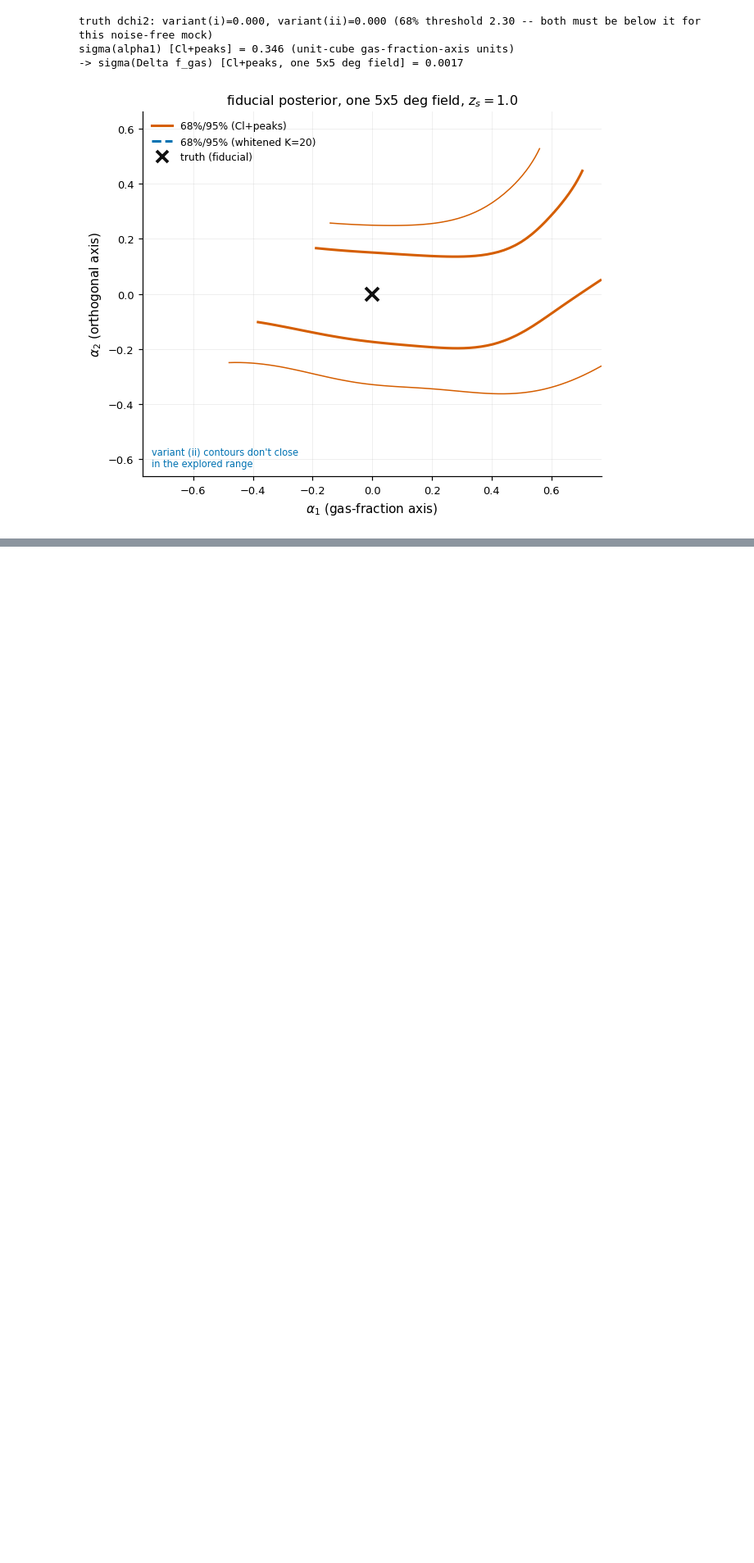
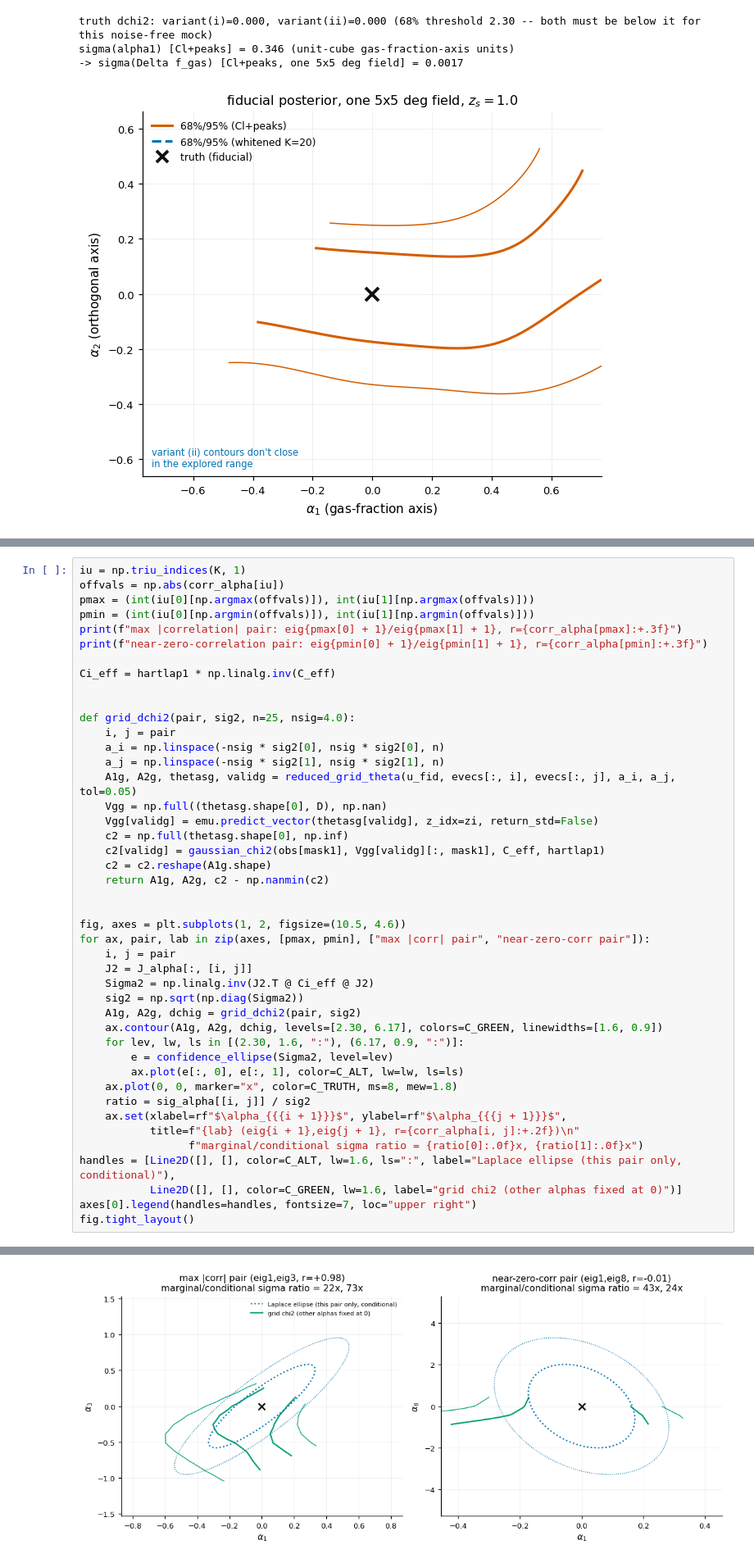
Before and after one commit to Maxelee/BIND, a Jupyter notebook: examples/wlemu_tutorial.ipynb, the cells around one changed output, grey strips where cells are left out. Shown at 82% size. Cells and saved outputs as stored; diff of their text form; blank space fills up the shorter version.

```diff
--- a/examples/wlemu_tutorial.ipynb
+++ b/examples/wlemu_tutorial.ipynb
@@ -685,0 +844,45 @@ sigma(alpha1) [Cl+peaks] = 0.346 (unit-cube gas-fraction-axis units)
+# %%
+iu = np.triu_indices(K, 1)
+offvals = np.abs(corr_alpha[iu])
+pmax = (int(iu[0][np.argmax(offvals)]), int(iu[1][np.argmax(offvals)]))
+pmin = (int(iu[0][np.argmin(offvals)]), int(iu[1][np.argmin(offvals)]))
+print(f"max |correlation| pair: eig{pmax[0] + 1}/eig{pmax[1] + 1}, r={corr_alpha[pmax]:+.3f}")
+print(f"near-zero-correlation pair: eig{pmin[0] + 1}/eig{pmin[1] + 1}, r={corr_alpha[pmin]:+.3f}")
+
+Ci_eff = hartlap1 * np.linalg.inv(C_eff)
+
+
+def grid_dchi2(pair, sig2, n=25, nsig=4.0):
+    i, j = pair
+    a_i = np.linspace(-nsig * sig2[0], nsig * sig2[0], n)
+    a_j = np.linspace(-nsig * sig2[1], nsig * sig2[1], n)
+    A1g, A2g, thetasg, validg = reduced_grid_theta(u_fid, evecs[:, i], evecs[:, j], a_i, a_j, tol=0.05)
+    Vgg = np.full((thetasg.shape[0], D), np.nan)
+    Vgg[validg] = emu.predict_vector(thetasg[validg], z_idx=zi, return_std=False)
+    c2 = np.full(thetasg.shape[0], np.inf)
+    c2[validg] = gaussian_chi2(obs[mask1], Vgg[validg][:, mask1], C_eff, hartlap1)
+    c2 = c2.reshape(A1g.shape)
+    return A1g, A2g, c2 - np.nanmin(c2)
+
+
+fig, axes = plt.subplots(1, 2, figsize=(10.5, 4.6))
+for ax, pair, lab in zip(axes, [pmax, pmin], ["max |corr| pair", "near-zero-corr pair"]):
+    i, j = pair
+    J2 = J_alpha[:, [i, j]]
+    Sigma2 = np.linalg.inv(J2.T @ Ci_eff @ J2)
+    sig2 = np.sqrt(np.diag(Sigma2))
+    A1g, A2g, dchig = grid_dchi2(pair, sig2)
+    ax.contour(A1g, A2g, dchig, levels=[2.30, 6.17], colors=C_GREEN, linewidths=[1.6, 0.9])
+    for lev, lw, ls in [(2.30, 1.6, ":"), (6.17, 0.9, ":")]:
+        e = confidence_ellipse(Sigma2, level=lev)
+        ax.plot(e[:, 0], e[:, 1], color=C_ALT, lw=lw, ls=ls)
+    ax.plot(0, 0, marker="x", color=C_TRUTH, ms=8, mew=1.8)
+    ratio = sig_alpha[[i, j]] / sig2
+    ax.set(xlabel=rf"$\alpha_{{{i + 1}}}$", ylabel=rf"$\alpha_{{{j + 1}}}$",
+           title=f"{lab} (eig{i + 1},eig{j + 1}, r={corr_alpha[i, j]:+.2f})\n"
+                 f"marginal/conditional sigma ratio = {ratio[0]:.0f}x, {ratio[1]:.0f}x")
+handles = [Line2D([], [], color=C_ALT, lw=1.6, ls=":", label="Laplace ellipse (this pair only, conditional)"),
+           Line2D([], [], color=C_GREEN, lw=1.6, label="grid chi2 (other alphas fixed at 0)")]
+axes[0].legend(handles=handles, fontsize=7, loc="upper right")
+fig.tight_layout()
+# %% [output]
@@ -685,0 +891 @@ sigma(alpha1) [Cl+peaks] = 0.346 (unit-cube gas-fraction-axis units)
+[figure, added]
```
Also changed, not shown: parts of 10 cells of this notebook.
